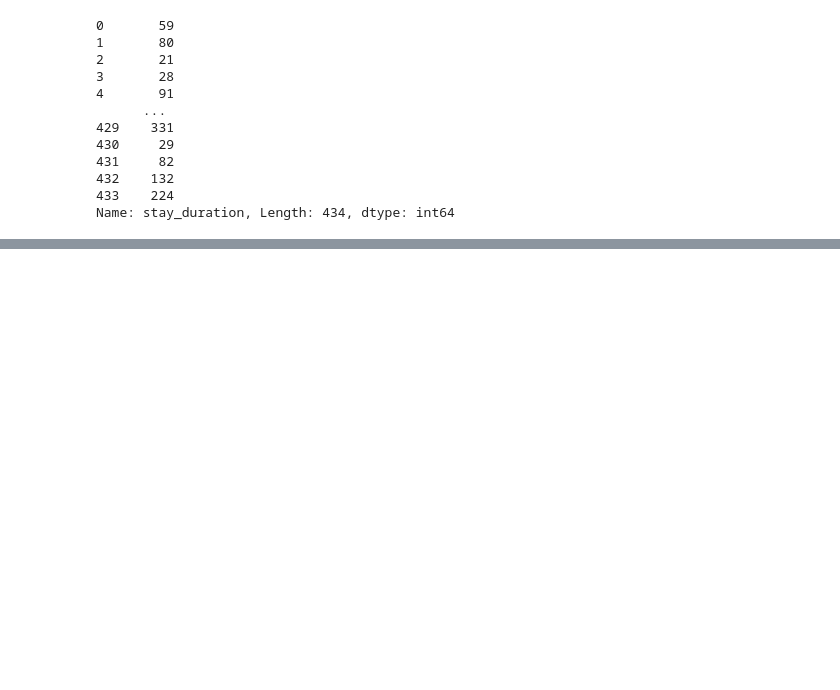
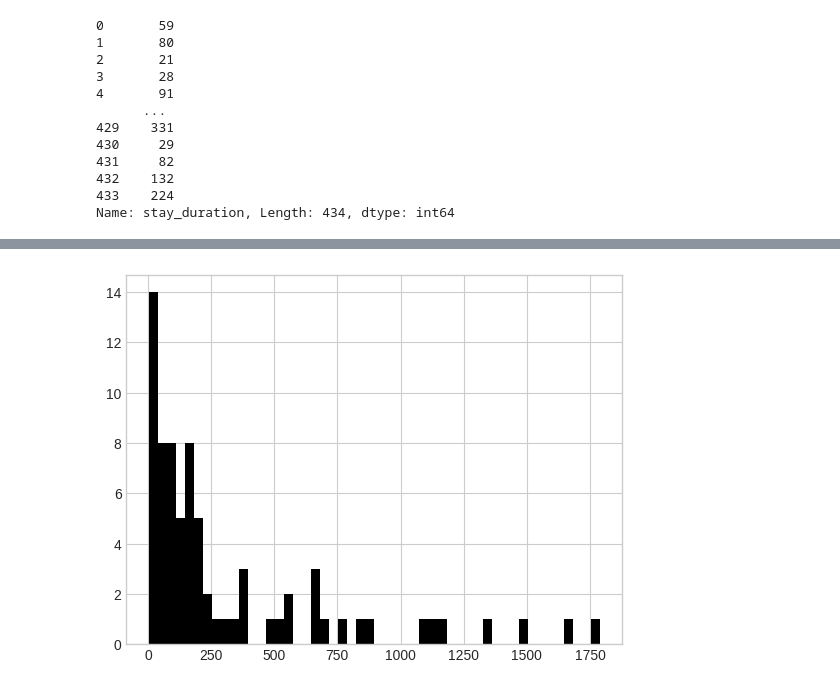
Before and after one commit to yuji-sgs/media-optimization, a Jupyter notebook: page_stay_time.ipynb, the cells around one changed output, grey strips where cells are left out. Cells and saved outputs as stored; diff of their text form; code cells hidden in the pictures; blank space fills up the shorter version.

```diff
--- a/page_stay_time.ipynb
+++ b/page_stay_time.ipynb
@@ -80,0 +92,3 @@ with model:
+# %%
+# Google Colaboratoryでファイルをアップロード
+uploaded = files.upload()
@@ -80,0 +98,3 @@ with model:
+# %%
+df = pd.read_csv(io.BytesIO(uploaded['swell_childthema_1101_1130.csv']))
+df
@@ -80,0 +130,5 @@ with model:
+# %%
+plt.hist(df['stay_duration'], bins=50)
+plt.show()
+# %% [output]
+[figure, added]
```
Also changed, not shown: parts of 17 cells of this notebook.
